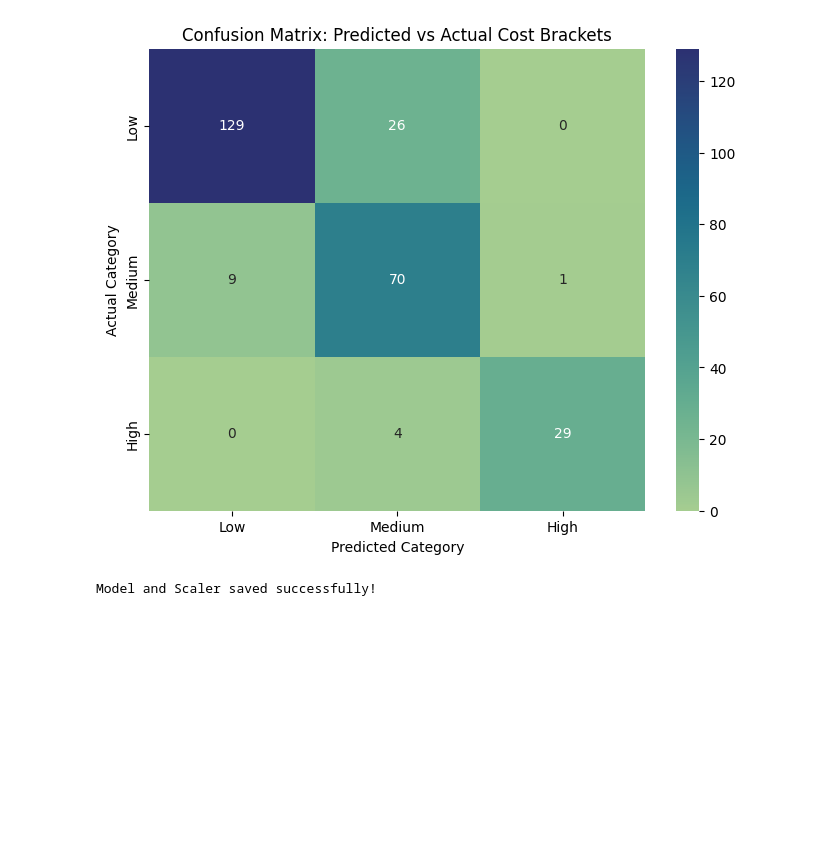
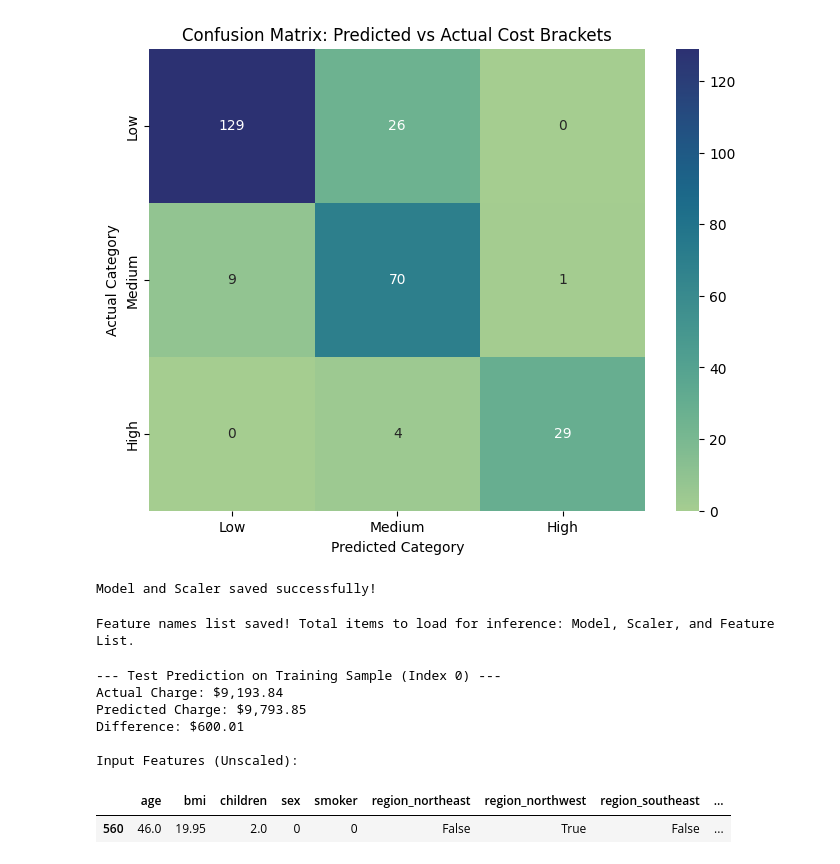
Before and after one commit to Hassaan-16/Health-Insurance-Cost-Prediction, a Jupyter notebook: Team_7.ipynb, the cells around one changed output. Cells and saved outputs as stored; diff of their text form; code cells hidden in the pictures; blank space fills up the shorter version.

Commit message:
SAVED FEATURES
saved features with job lib in addition to the model and scalar used.

```diff
--- a/Team_7.ipynb
+++ b/Team_7.ipynb
@@ -427,3 +427,42 @@ joblib.dump(scaler, 'scaler.joblib')
 print("Model and Scaler saved successfully!")
 # %% [output]
 Model and Scaler saved successfully!
+# %%
+# 3. Save the list of feature names to ensure consistency in production
+joblib.dump(features, 'feature_names.joblib')
+
+print("Feature names list saved! Total items to load for inference: Model, Scaler, and Feature List.")
+# %% [output]
+Feature names list saved! Total items to load for inference: Model, Scaler, and Feature List.
+# %%
+import pandas as pd
+
+# 1. Select a specific sample from the training set (e.g., the first row)
+sample_idx = 0
+sample_features = X_train.iloc[[sample_idx]]
+sample_actual_charge = y_train.iloc[sample_idx]
+
+# 2. Make prediction (Note: X_train is already scaled from previous steps)
+prediction = best_gb_model.predict(sample_features)[0]
+
+# 3. Display Results
+print(f"--- Test Prediction on Training Sample (Index {sample_idx}) ---")
+print(f"Actual Charge: ${sample_actual_charge:,.2f}")
+print(f"Predicted Charge: ${prediction:,.2f}")
+print(f"Difference: ${abs(sample_actual_charge - prediction):,.2f}")
+
+# Display original (unscaled) feature values for context
+# We reverse the scaling for numerical columns only for display purposes
+display_df = sample_features.copy()
+display_df[num_cols] = scaler.inverse_transform(sample_features[num_cols])
+print("\nInput Features (Unscaled):")
+display(display_df)
+# %% [output]
+--- Test Prediction on Training Sample (Index 0) ---
+Actual Charge: $9,193.84
+Predicted Charge: $9,793.85
+Difference: $600.01
+
+Input Features (Unscaled):
+|  | age | bmi | children | sex | smoker | region_northeast | region_northwest | region_southeast | ... |
+| 560 | 46.0 | 19.95 | 2.0 | 0 | 0 | False | True | False | ... |
```
